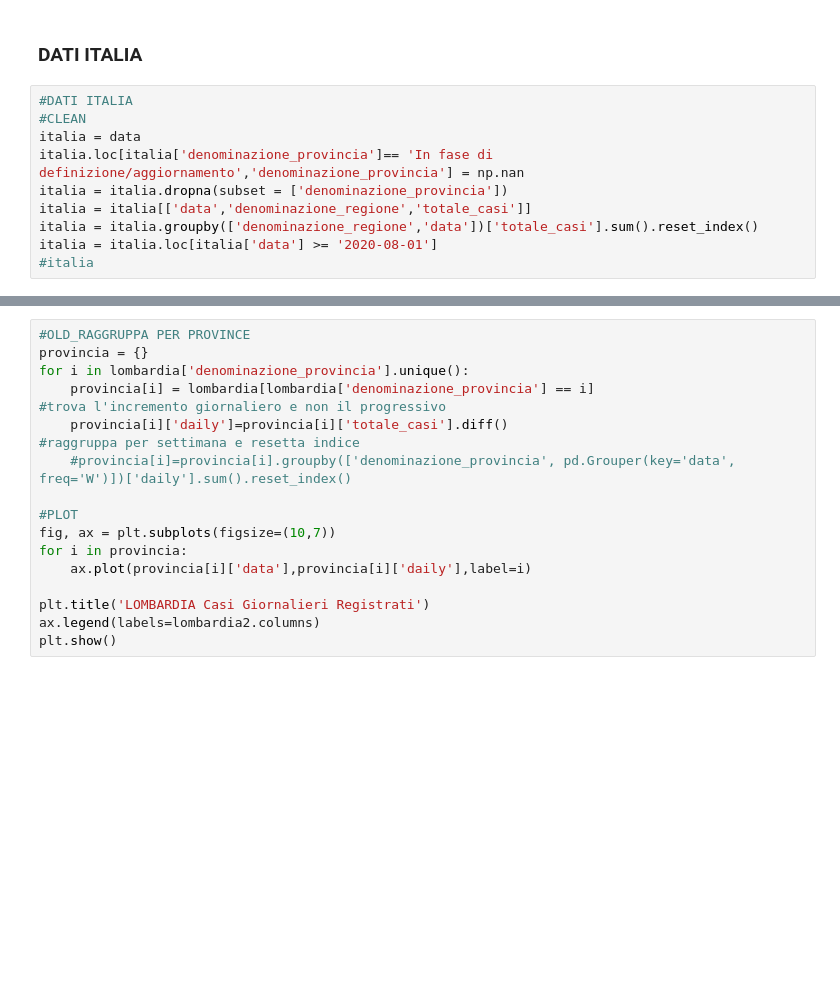
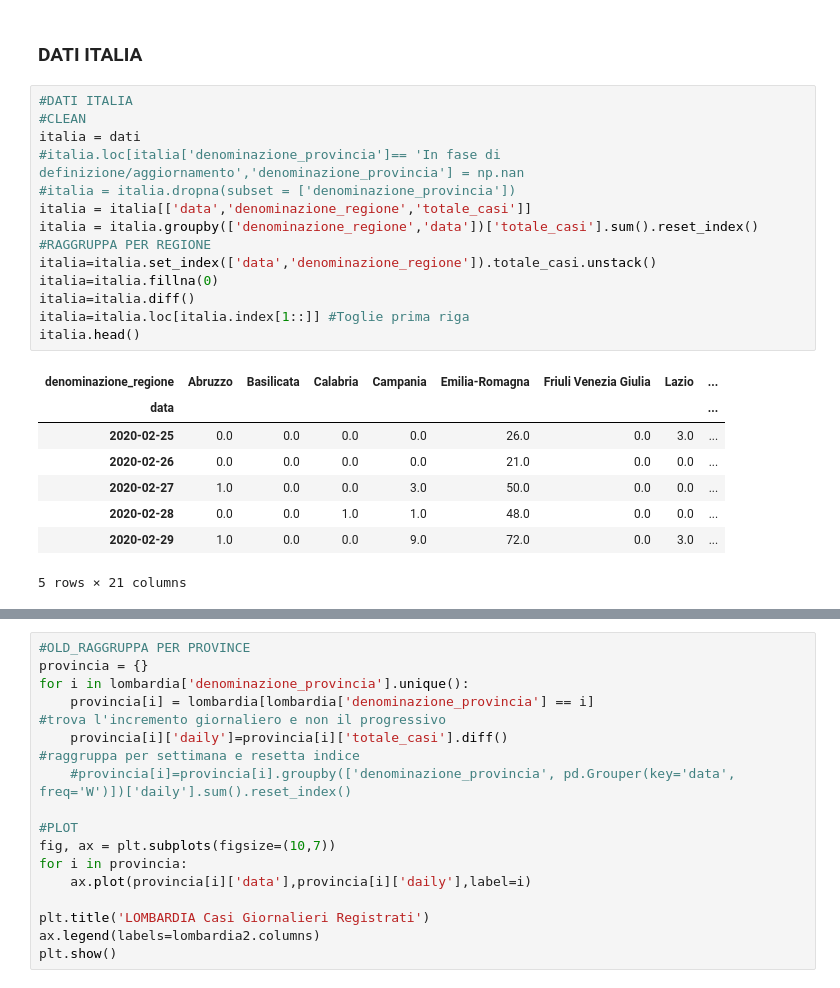
Before and after one commit to lukethanks/Anaconda, a Jupyter notebook: Covid.ipynb, the cells around one changed output, grey strips where cells are left out. Drawn from its saved outputs; the diff is of its cells as text; blank space fills up the shorter version.

```diff
--- a/Covid.ipynb
+++ b/Covid.ipynb
@@ -74,10 +108,23 @@ plt.show()
 # %%
 #DATI ITALIA
 #CLEAN
-italia = data
-italia.loc[italia['denominazione_provincia']== 'In fase di definizione/aggiornamento','denominazione_provincia'] = np.nan
-italia = italia.dropna(subset = ['denominazione_provincia'])
+italia = dati
+#italia.loc[italia['denominazione_provincia']== 'In fase di definizione/aggiornamento','denominazione_provincia'] = np.nan
+#italia = italia.dropna(subset = ['denominazione_provincia'])
 italia = italia[['data','denominazione_regione','totale_casi']]
 italia = italia.groupby(['denominazione_regione','data'])['totale_casi'].sum().reset_index()
-italia = italia.loc[italia['data'] >= '2020-08-01']
-#italia
+#RAGGRUPPA PER REGIONE
+italia=italia.set_index(['data','denominazione_regione']).totale_casi.unstack()
+italia=italia.fillna(0)
+italia=italia.diff()
+italia=italia.loc[italia.index[1::]] #Toglie prima riga
+italia.head()
+# %% [output]
+| denominazione_regione | Abruzzo | Basilicata | Calabria | Campania | Emilia-Romagna | Friuli Venezia Giulia | Lazio | ... |
+| data |  |  |  |  |  |  |  | ... |
+| 2020-02-25 | 0.0 | 0.0 | 0.0 | 0.0 | 26.0 | 0.0 | 3.0 | ... |
+| 2020-02-26 | 0.0 | 0.0 | 0.0 | 0.0 | 21.0 | 0.0 | 0.0 | ... |
+| 2020-02-27 | 1.0 | 0.0 | 0.0 | 3.0 | 50.0 | 0.0 | 0.0 | ... |
+| 2020-02-28 | 0.0 | 0.0 | 1.0 | 1.0 | 48.0 | 0.0 | 0.0 | ... |
+| 2020-02-29 | 1.0 | 0.0 | 0.0 | 9.0 | 72.0 | 0.0 | 3.0 | ... |
+5 rows × 21 columns
```
Also changed, not shown: parts of 10 cells of this notebook.
